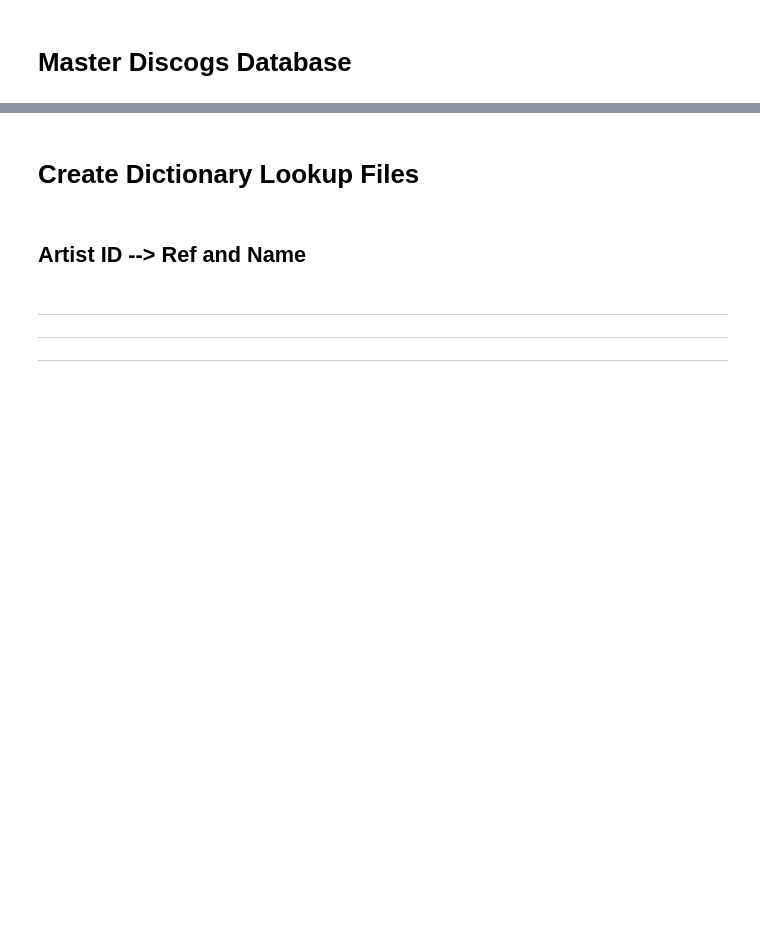
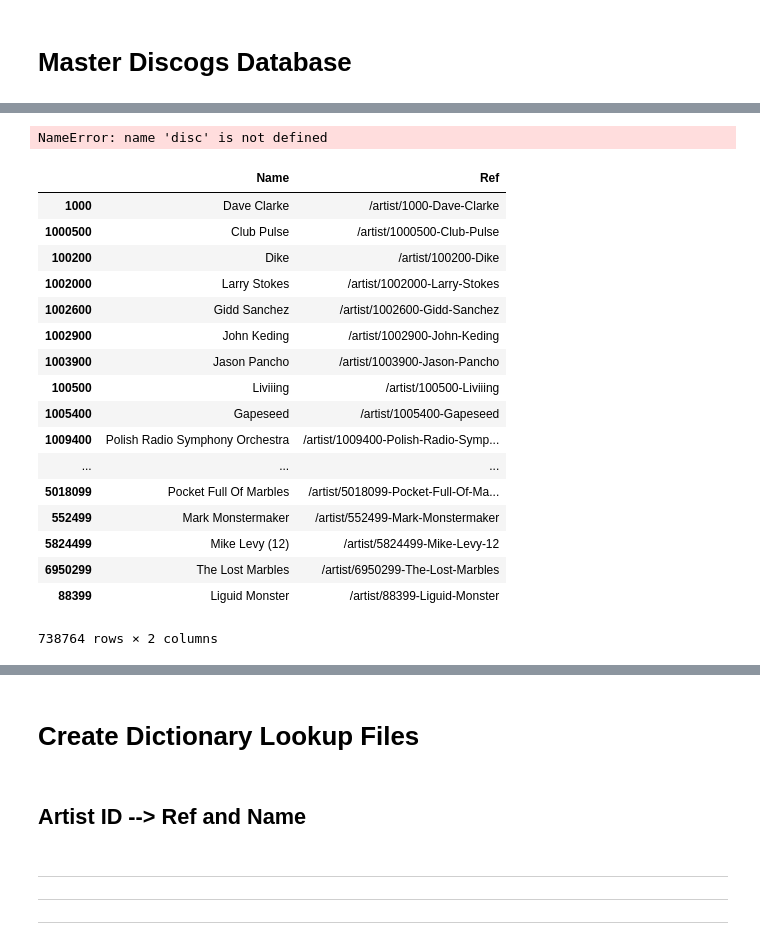
Before and after one commit to tgadf/discogs, a Jupyter notebook: Master DB.ipynb, the cells around one changed output, grey strips where cells are left out. Drawn from its saved outputs; the diff is of its cells as text; code cells hidden in the pictures; blank space fills up the shorter version.

```diff
--- a/Master DB.ipynb
+++ b/Master DB.ipynb
@@ -170,0 +62,5 @@ Creating DB Info For MetalStorm
+# %%
+maindb = mainDB(mdb=mdb, create=False)
+#maindb.setDBFull() ## Do this to recreate everything
+maindb.setDBKnown()
+artistDBs = maindb.getKnownArtistDBs()
@@ -171,3 +89,61 @@ Creating DB Info For MetalStorm
+# %%
+disc.getArtistIDToRefData()
+# %% [output]
+NameError: name 'disc' is not defined
+# %%
+from pandas import Series, DataFrame
+disc = maindb.getDBData("Discogs")["Disc"]
+artistIDtoName  = Series(disc.getArtistIDToNameData())
+artistIDtoRef   = Series(disc.getArtistIDToRefData())
+if False:
+        print("Creating Pandas DataFrame for {0} Artists".format(artistIDtoName.shape[0]))
+        cols = ["Name"]
+        discdf = DataFrame(artistIDtoName)
+        discdf.columns = cols
+        print("\tShape --> {0}".format(discdf.shape))
+
+        discdf["Ref"] = artistIDtoRef
+
+        print("  Finding Real Artist Name")
+        discdf[["Artist", "Num"]] = DataFrame(discdf['Name'].apply(self.realName).tolist(), index=discdf.index)
+        print("\tShape --> {0}".format(discdf.shape))
+
+        print("  Removing None Artist")
+        #discdf = discdf[~discdf["Artist"].isna()]
+        print("\tShape --> {0}".format(discdf.shape))
+
+        print("  Finding Disc Artist Name")
+        discdf["DiscArtist"] = discdf['Artist'].apply(self.discConv)
+        print("\tShape --> {0}".format(discdf.shape))
+
+        if self.disc.base == "musicbrainz":
+            print("  Cleaning Disc Artist Name (MusicBrainz Only)")
+            discdf["DiscArtist"] = discdf['DiscArtist'].apply(self.cleanMB)
+            print("\tShape --> {0}".format(discdf.shape))
+# %%
+cols = ["Name"]
+discdf = DataFrame(artistIDtoName)
+discdf.columns = cols
+discdf
+# %% [output]
+|  | Name | Ref |
+| 1000 | Dave Clarke | /artist/1000-Dave-Clarke |
+| 1000500 | Club Pulse | /artist/1000500-Club-Pulse |
+| 100200 | Dike | /artist/100200-Dike |
+| 1002000 | Larry Stokes | /artist/1002000-Larry-Stokes |
+| 1002600 | Gidd Sanchez | /artist/1002600-Gidd-Sanchez |
+| 1002900 | John Keding | /artist/1002900-John-Keding |
+| 1003900 | Jason Pancho | /artist/1003900-Jason-Pancho |
+| 100500 | Liviiing | /artist/100500-Liviiing |
+| 1005400 | Gapeseed | /artist/1005400-Gapeseed |
+| 1009400 | Polish Radio Symphony Orchestra | /artist/1009400-Polish-Radio-Symp... |
+| ... | ... | ... |
+| 5018099 | Pocket Full Of Marbles | /artist/5018099-Pocket-Full-Of-Ma... |
+| 552499 | Mark Monstermaker | /artist/552499-Mark-Monstermaker |
+| 5824499 | Mike Levy (12) | /artist/5824499-Mike-Levy-12 |
+| 6950299 | The Lost Marbles | /artist/6950299-The-Lost-Marbles |
+| 88399 | Liguid Monster | /artist/88399-Liguid-Monster |
+738764 rows × 2 columns
 # %%
 %load_ext autoreload
 %autoreload
```
Also changed, not shown: parts of 7 cells of this notebook, 10 other files.
